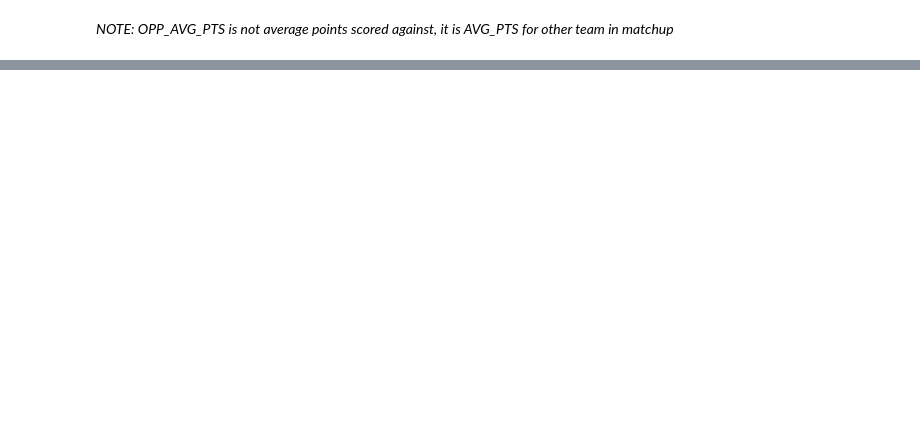
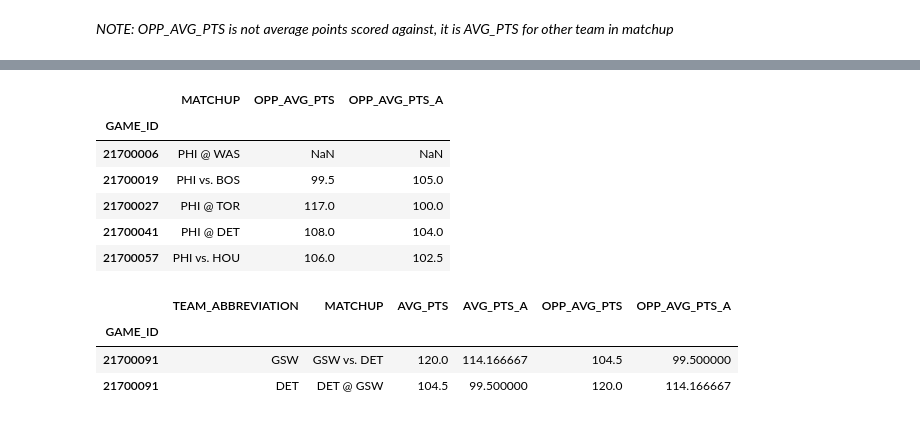
Before and after one commit to mefortunato/nbastats, a Jupyter notebook: clean-data.ipynb, the cells around one changed output, grey strips where cells are left out. Cells and saved outputs as stored; diff of their text form; code cells hidden in the pictures; blank space fills up the shorter version.

Commit message:
added avg_pts_a and opp_avg_pts_a; what the team gves up on average

```diff
--- a/clean-data.ipynb
+++ b/clean-data.ipynb
@@ -120,0 +128,12 @@ data.sort_values(['SEASON_ID', 'TEAM_ID', 'GAME_DATE']).head()[['GAME_DATE', 'TE
+# %%
+data = data.set_index('GAME_ID')
+home = data.loc[data['HOME']==1].sort_index()
+away = data.loc[data['HOME']==0].sort_index()
+# %%
+home[OPP_AVG_STATS_A] = away[AVG_STATS_A]
+away[OPP_AVG_STATS_A] = home[AVG_STATS_A]
+# %%
+new = pd.concat([home, away])
+# %%
+phi_2017 = new.loc[(new['SEASON_ID']==22017) & (new['TEAM_ABBREVIATION']=='PHI')].sort_values('GAME_DATE')
+phi_2017[['PTS', 'AVG_PTS', 'OPP_PTS', 'AVG_PTS_A']].head()
@@ -121 +148,18 @@ data.sort_values(['SEASON_ID', 'TEAM_ID', 'GAME_DATE']).head()[['GAME_DATE', 'TE
+# %%
+phi_2017[['MATCHUP', 'OPP_AVG_PTS', 'OPP_AVG_PTS_A']].head()
+# %% [output]
+|  | MATCHUP | OPP_AVG_PTS | OPP_AVG_PTS_A |
+| GAME_ID |  |  |  |
+| 21700006 | PHI @ WAS | NaN | NaN |
+| 21700019 | PHI vs. BOS | 99.5 | 105.0 |
+| 21700027 | PHI @ TOR | 117.0 | 100.0 |
+| 21700041 | PHI @ DET | 108.0 | 104.0 |
+| 21700057 | PHI vs. HOU | 106.0 | 102.5 |
+# %%
+new.loc[21700091, ['TEAM_ABBREVIATION', 'MATCHUP', 'AVG_PTS', 'AVG_PTS_A', 'OPP_AVG_PTS', 'OPP_AVG_PTS_A']]
+# %% [output]
+|  | TEAM_ABBREVIATION | MATCHUP | AVG_PTS | AVG_PTS_A | OPP_AVG_PTS | OPP_AVG_PTS_A |
+| GAME_ID |  |  |  |  |  |  |
+| 21700091 | GSW | GSW vs. DET | 120.0 | 114.166667 | 104.5 | 99.500000 |
+| 21700091 | DET | DET @ GSW | 104.5 | 99.500000 | 120.0 | 114.166667 |
 # %%
```
Also changed, not shown: parts of 7 cells of this notebook.
